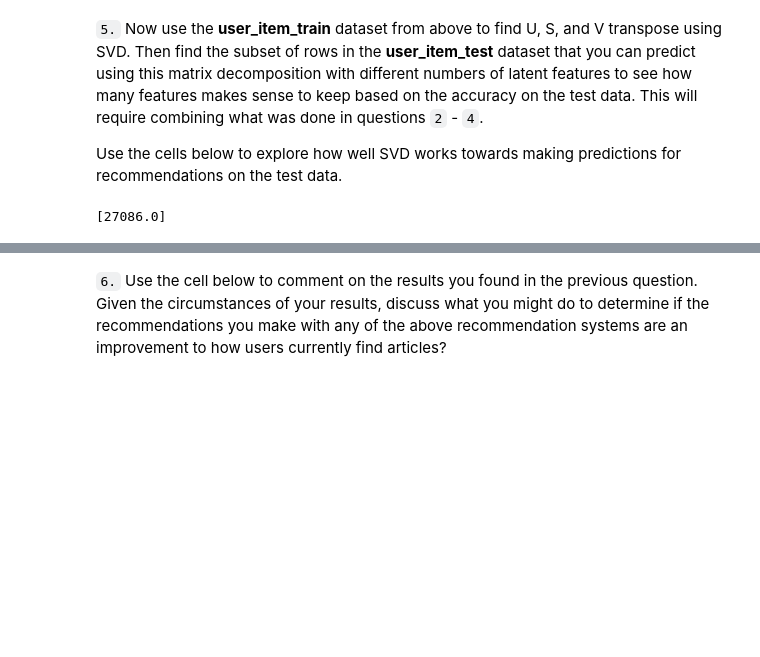
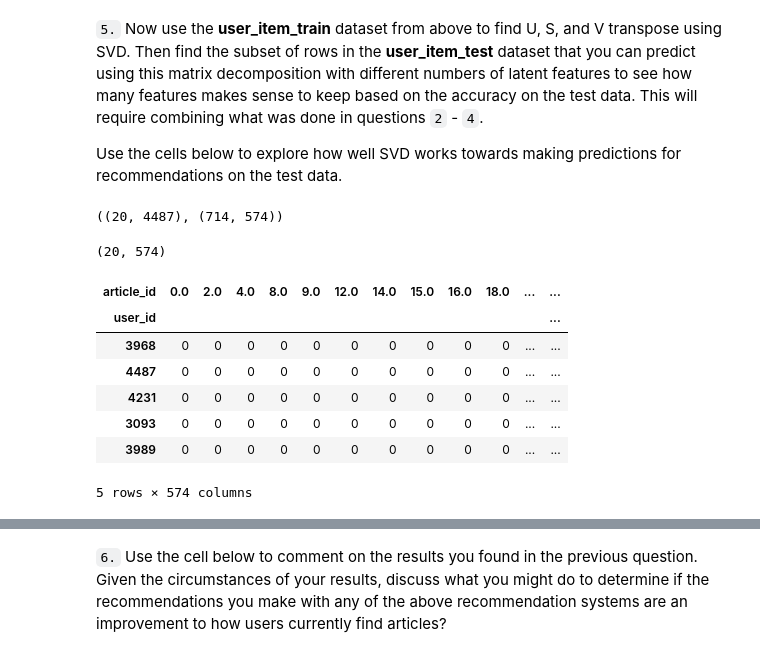
Before and after one commit to huli/dsnd, a Jupyter notebook: recommendations-with-ibm/Recommendations_with_IBM.ipynb, the cells around one changed output, grey strips where cells are left out. Saved outputs shown, nothing was run; the diff lists cells and outputs as text; code cells hidden in the pictures; blank space fills up the shorter version.

```diff
--- a/recommendations-with-ibm/Recommendations_with_IBM.ipynb
+++ b/recommendations-with-ibm/Recommendations_with_IBM.ipynb
@@ -1030,23 +1027,24 @@ u_train, s_train, vt_train = np.linalg.svd(user_item_train, full_matrices=True)
-# %%
-# restructure with k latent features
-k = len(s_train)
-u = u_train
-s = s_train
-vt = vt_train
-
-sum_errs = []
-
-s_new, u_new, vt_new = np.diag(s[:k]), u[:, :k], vt[:k, :]
-
-# take dot product
-user_item_est = np.around(np.dot(np.dot(u_new, s_new), vt_new))
-
-# compute error for each prediction to actual value
-diffs = np.subtract(user_item_matrix, user_item_est)
-
-# total errors and keep track of them
-err = np.sum(np.sum(np.abs(diffs)))
-sum_errs.append(err)
-sum_errs
-# %% [output]
-[27086.0]
+# %%
+# Create U, S and V^T of test set by taking latent feaures of training
+u_test = u_train[user_item_train.index.isin(test_idx), :]
+vt_test = vt_train[:, user_item_train.columns.isin(test_arts)]
+u_test.shape, vt_test.shape
+# %% [output]
+((20, 4487), (714, 574))
+# %%
+# Find subset of users and articles we can predict
+common_users = set(user_item_train.index).intersection(set(user_item_test.index))
+common_articles = set(user_item_train.columns).intersection(set(user_item_test.columns))
+common_user_articles_df = user_item_test.loc[common_users, common_articles]
+print(common_user_articles_df.shape)
+common_user_articles_df.head()
+# %% [output]
+(20, 574)
+| article_id | 0.0 | 2.0 | 4.0 | 8.0 | 9.0 | 12.0 | 14.0 | 15.0 | 16.0 | 18.0 | ... | ... |
+| user_id |  |  |  |  |  |  |  |  |  |  |  | ... |
+| 3968 | 0 | 0 | 0 | 0 | 0 | 0 | 0 | 0 | 0 | 0 | ... | ... |
+| 4487 | 0 | 0 | 0 | 0 | 0 | 0 | 0 | 0 | 0 | 0 | ... | ... |
+| 4231 | 0 | 0 | 0 | 0 | 0 | 0 | 0 | 0 | 0 | 0 | ... | ... |
+| 3093 | 0 | 0 | 0 | 0 | 0 | 0 | 0 | 0 | 0 | 0 | ... | ... |
+| 3989 | 0 | 0 | 0 | 0 | 0 | 0 | 0 | 0 | 0 | 0 | ... | ... |
+5 rows × 574 columns
```
Also changed, not shown: parts of 4 cells of this notebook.
